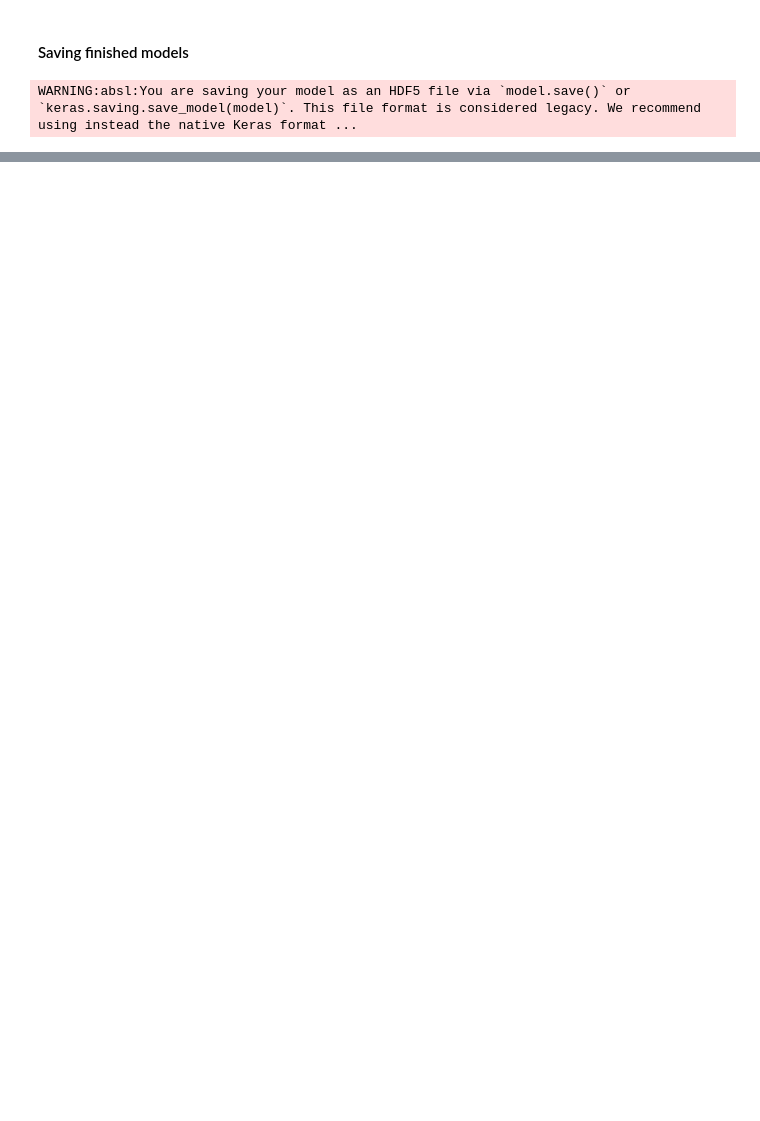
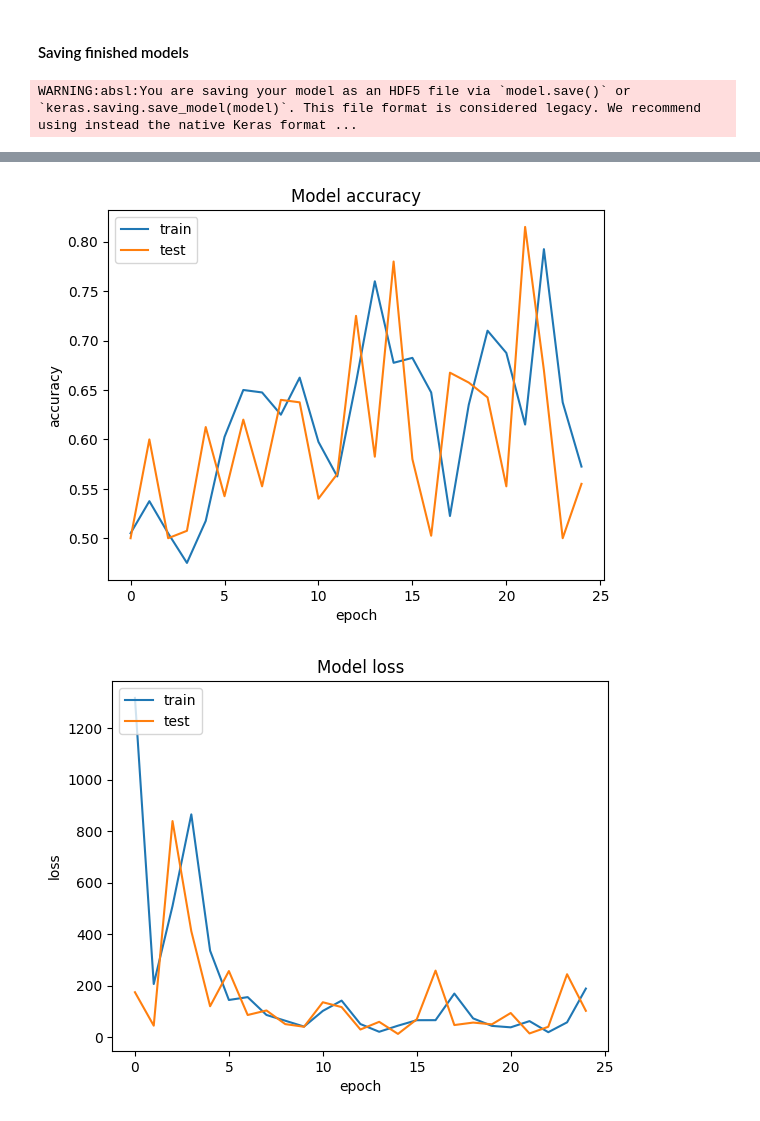
Before and after one commit to f-ssemwanga/object-detection-cnn, a Jupyter notebook: catClassification.ipynb, the cells around one changed output, grey strips where cells are left out. Cells and saved outputs as stored; diff of their text form; code cells hidden in the pictures; blank space fills up the shorter version.

Commit message:
fully connected Neural network

```diff
--- a/catClassification.ipynb
+++ b/catClassification.ipynb
@@ -548,0 +559,34 @@ plot_history(history)
+# %%
+def fully_connected_model():
+  '''Fully connected model with no covolutions'''
+  model = tf.keras.models.Sequential()
+  model.add(tf.keras.layers.Flatten(input_shape =(IMAGE_SIZE, IMAGE_SIZE, 1))) # flatten the input as it only takens one vector
+  model.add(layers.Dense(128, activation='relu'))
+  model.add(layers.Dense(64, activation='relu'))
+  model.add(layers.Dense(32, activation='relu'))
+  model.add(layers.Dense(2, activation='softmax'))
+  return model
+# %%
+#Training is similar except that we have chosen the adam optimiser
+
+print('creating model')
+model = fully_connected_model()
+model.compile(loss='categorical_crossentropy',
+              optimizer='adam',
+              metrics=['accuracy'])
+
+print('Training model')
+BATCH_SIZE = 64
+EPOCHS = 100
+'''history = model.fit(trainX, trainY,
+                    batch_size = BATCH_SIZE,
+                    epochs=10,
+                    verbose =1,
+                    validation_data =(testX, testY))'''
+
+history = model.fit(trainX, trainY,
+                    batch_size=BATCH_SIZE,
+                    epochs=EPOCHS,
+                    verbose=1,
+                    validation_data=(testX, testY),
+                    callbacks=[tf.keras.callbacks.EarlyStopping(monitor='val_loss', patience=10, restore_best_weights=True)])
@@ -548,0 +611,5 @@ plot_history(history)
+# %%
+plot_history(history)
+# %% [output]
+[figure, added]
+[figure, added]
```
Also changed, not shown: parts of 5 cells of this notebook, 3 other files.
